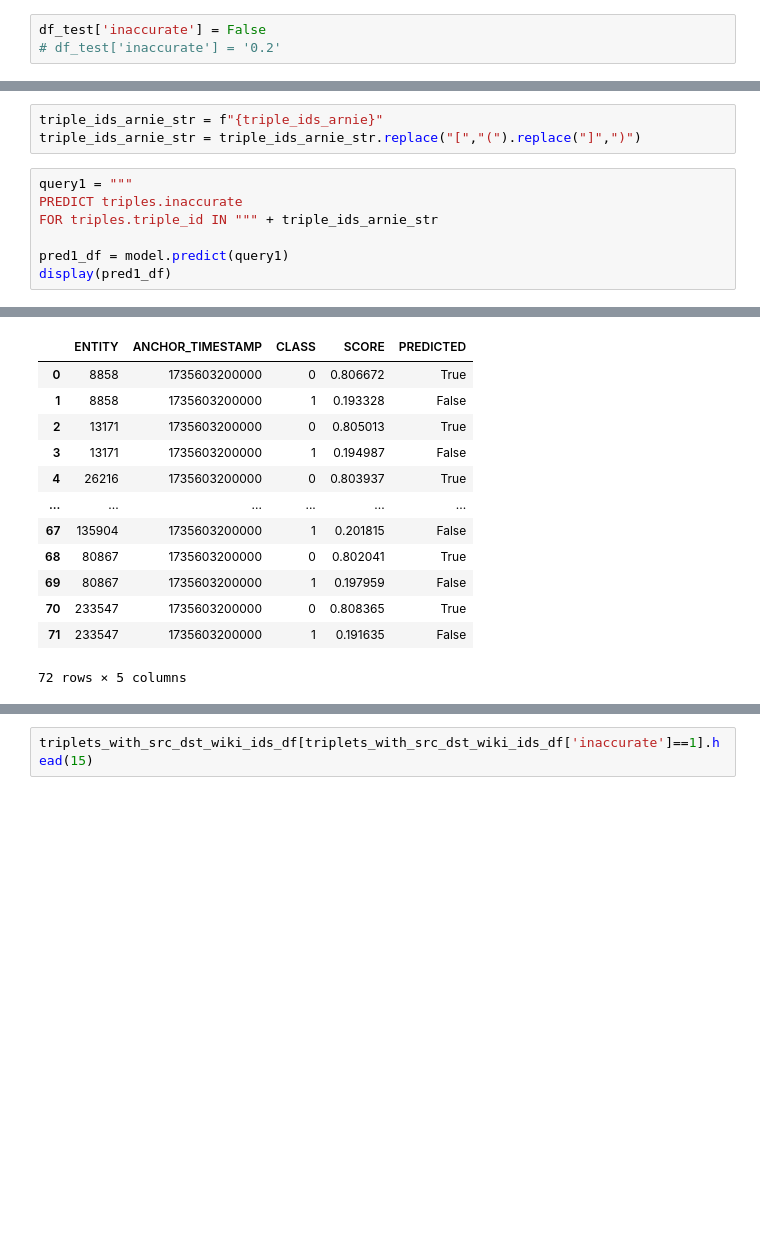
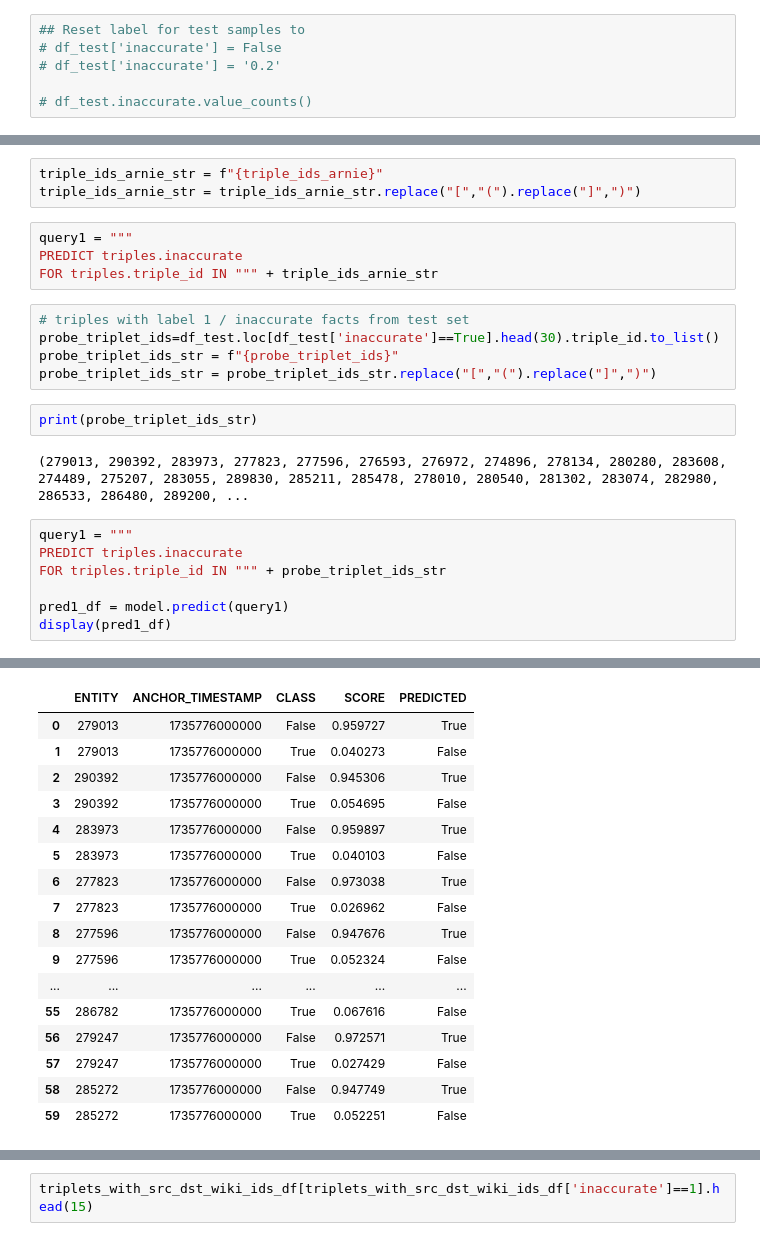
Before and after one commit to vectronaut2/kumoai_hackathon, a Jupyter notebook: notebooks/fb_exp2.ipynb, the cells around one changed output, grey strips where cells are left out. Saved outputs shown, nothing was run; the diff lists cells and outputs as text; blank space fills up the shorter version.

```diff
--- a/notebooks/fb_exp2.ipynb
+++ b/notebooks/fb_exp2.ipynb
@@ -74,5 +74,8 @@ df_test = pd.read_csv(f"{data_path}/exp2/triplets_with_src_dst_wiki_ids.test.csv
 triplets_with_src_dst_wiki_ids_df['inaccurate'] = triplets_with_src_dst_wiki_ids_df['inaccurate'].astype('bool')
 df_test['inaccurate'] = df_test['inaccurate'].astype('bool')
 # %%
-df_test['inaccurate'] = False
+## Reset label for test samples to
+# df_test['inaccurate'] = False
 # df_test['inaccurate'] = '0.2'
+
+# df_test.inaccurate.value_counts()
@@ -244,29 +252,46 @@ triple_ids_arnie=triplets_with_src_dst_wiki_ids_df.loc[triplets_with_src_dst_wik
 # %%
 triple_ids_arnie_str = f"{triple_ids_arnie}"
 triple_ids_arnie_str = triple_ids_arnie_str.replace("[","(").replace("]",")")
+# %%
+query1 = """
+PREDICT triples.inaccurate
+FOR triples.triple_id IN """ + triple_ids_arnie_str
+# %%
+# triples with label 1 / inaccurate facts from test set
+probe_triplet_ids=df_test.loc[df_test['inaccurate']==True].head(30).triple_id.to_list()
+probe_triplet_ids_str = f"{probe_triplet_ids}"
+probe_triplet_ids_str = probe_triplet_ids_str.replace("[","(").replace("]",")")
+# %%
+print(probe_triplet_ids_str)
+# %% [output]
+(279013, 290392, 283973, 277823, 277596, 276593, 276972, 274896, 278134, 280280, 283608, 274489, 275207, 283055, 289830, 285211, 285478, 278010, 280540, 281302, 283074, 282980, 286533, 286480, 289200, ...
 # %%
 query1 = """
 PREDICT triples.inaccurate
-FOR triples.triple_id IN """ + triple_ids_arnie_str
+FOR triples.triple_id IN """ + probe_triplet_ids_str
 
 pred1_df = model.predict(query1)
 display(pred1_df)
 # %% [output]
 [interactive output not drawn]
 [interactive output not drawn]
 |  | ENTITY | ANCHOR_TIMESTAMP | CLASS | SCORE | PREDICTED |
-| 0 | 8858 | 1735603200000 | 0 | 0.806672 | True |
-| 1 | 8858 | 1735603200000 | 1 | 0.193328 | False |
-| 2 | 13171 | 1735603200000 | 0 | 0.805013 | True |
-| 3 | 13171 | 1735603200000 | 1 | 0.194987 | False |
-| 4 | 26216 | 1735603200000 | 0 | 0.803937 | True |
+| 0 | 279013 | 1735776000000 | False | 0.959727 | True |
+| 1 | 279013 | 1735776000000 | True | 0.040273 | False |
+| 2 | 290392 | 1735776000000 | False | 0.945306 | True |
+| 3 | 290392 | 1735776000000 | True | 0.054695 | False |
+| 4 | 283973 | 1735776000000 | False | 0.959897 | True |
+| 5 | 283973 | 1735776000000 | True | 0.040103 | False |
+| 6 | 277823 | 1735776000000 | False | 0.973038 | True |
+| 7 | 277823 | 1735776000000 | True | 0.026962 | False |
+| 8 | 277596 | 1735776000000 | False | 0.947676 | True |
+| 9 | 277596 | 1735776000000 | True | 0.052324 | False |
 | ... | ... | ... | ... | ... | ... |
-| 67 | 135904 | 1735603200000 | 1 | 0.201815 | False |
-| 68 | 80867 | 1735603200000 | 0 | 0.802041 | True |
-| 69 | 80867 | 1735603200000 | 1 | 0.197959 | False |
-| 70 | 233547 | 1735603200000 | 0 | 0.808365 | True |
-| 71 | 233547 | 1735603200000 | 1 | 0.191635 | False |
+| 55 | 286782 | 1735776000000 | True | 0.067616 | False |
+| 56 | 279247 | 1735776000000 | False | 0.972571 | True |
+| 57 | 279247 | 1735776000000 | True | 0.027429 | False |
+| 58 | 285272 | 1735776000000 | False | 0.947749 | True |
+| 59 | 285272 | 1735776000000 | True | 0.052251 | False |
-72 rows × 5 columns
 # %%
 pred1_df.loc[pred1_df['PREDICTED']==False].sort_values(by='SCORE', ascending=False)
 # %% [output]
```
Also changed, not shown: parts of 4 cells of this notebook, 9 other files.
